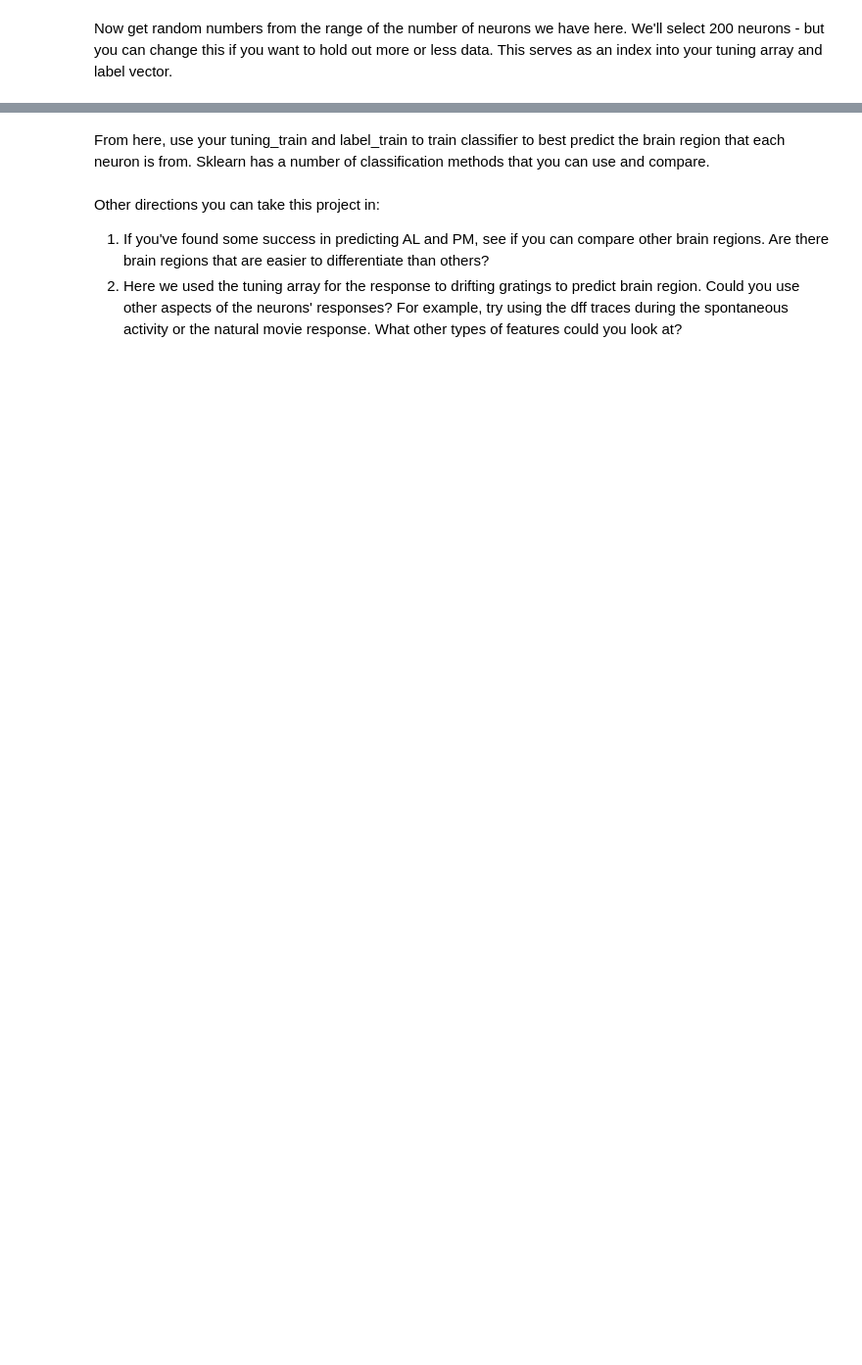
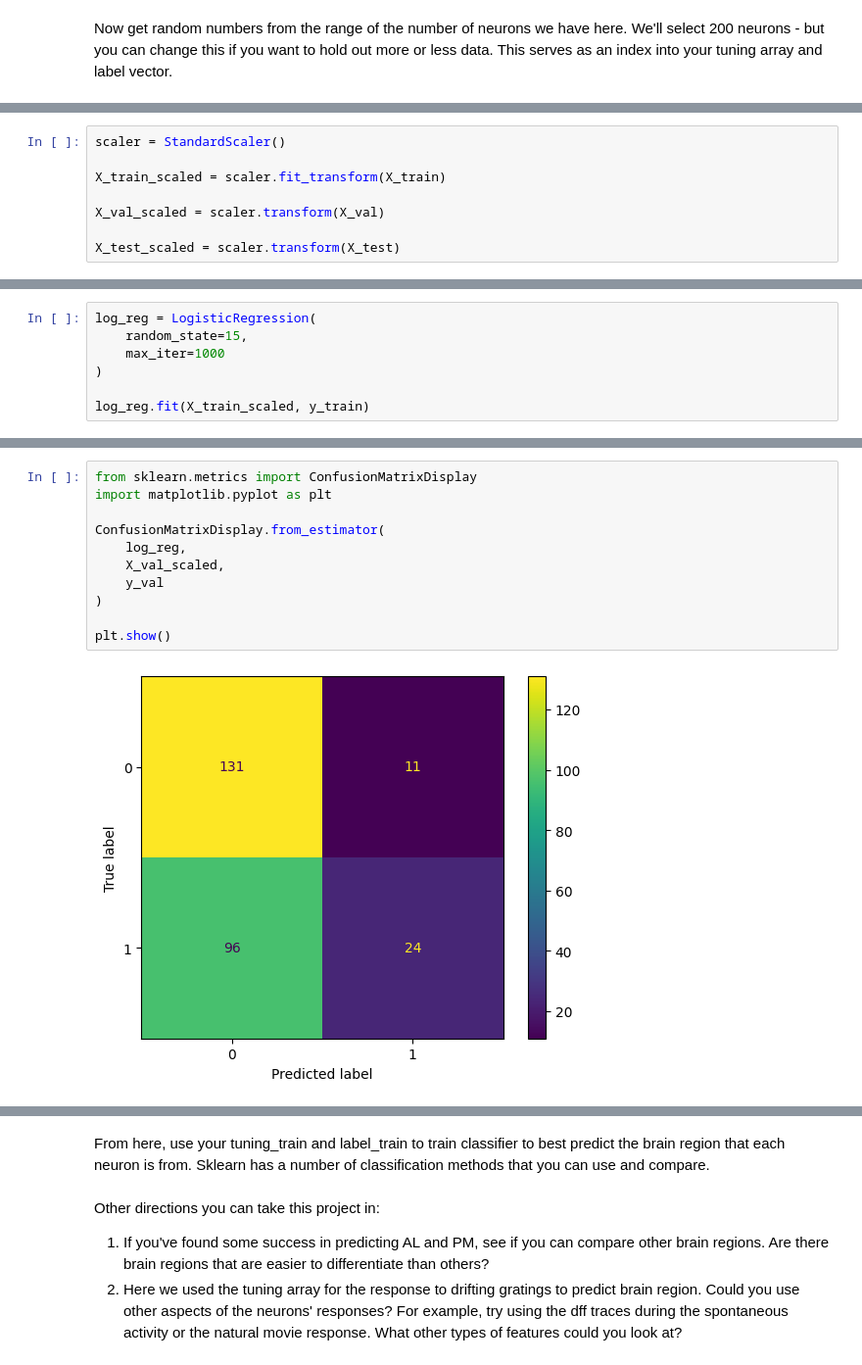
Before and after one commit to kerryjilak/TReND-CaMinA, a Jupyter notebook: notebooks/Kenya26/03-04-AllenTutorial/project_templates/test.ipynb, the cells around one changed output, grey strips where cells are left out. Shown at 98% size. Cells and saved outputs as stored; diff of their text form; blank space fills up the shorter version.

Commit message:
logistic_regression update

```diff
--- a/notebooks/Kenya26/03-04-AllenTutorial/project_templates/test.ipynb
+++ b/notebooks/Kenya26/03-04-AllenTutorial/project_templates/test.ipynb
@@ -366,0 +419,8 @@ len(label_train)
+# %%
+scaler = StandardScaler()
+
+X_train_scaled = scaler.fit_transform(X_train)
+
+X_val_scaled = scaler.transform(X_val)
+
+X_test_scaled = scaler.transform(X_test)
@@ -366,0 +429,7 @@ len(label_train)
+# %%
+log_reg = LogisticRegression(
+    random_state=15,
+    max_iter=1000
+)
+
+log_reg.fit(X_train_scaled, y_train)
@@ -366,0 +448,13 @@ len(label_train)
+# %%
+from sklearn.metrics import ConfusionMatrixDisplay
+import matplotlib.pyplot as plt
+
+ConfusionMatrixDisplay.from_estimator(
+    log_reg,
+    X_val_scaled,
+    y_val
+)
+
+plt.show()
+# %% [output]
+[figure, added]
```
Also changed, not shown: parts of 20 cells of this notebook.
